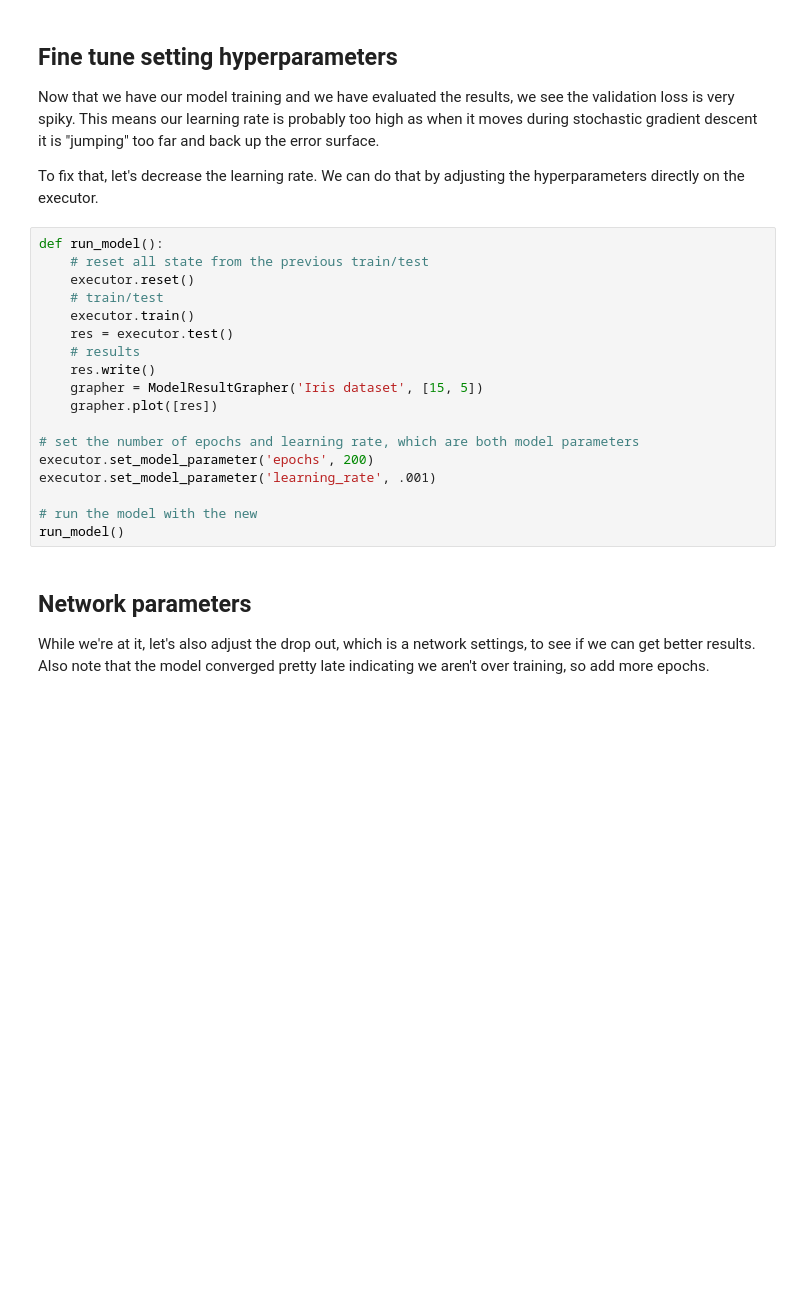
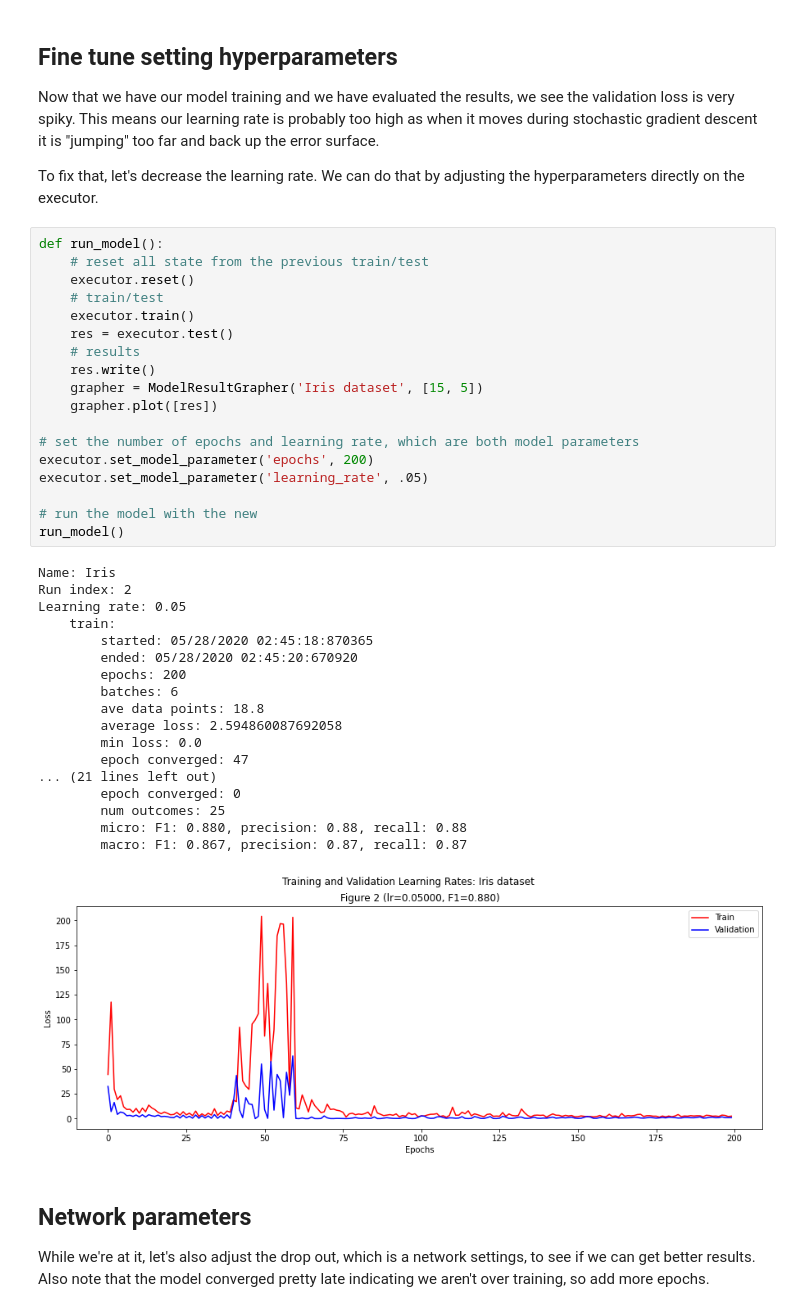
Before and after one commit to plandes/deeplearn, a Jupyter notebook: notebook/Iris.ipynb, the cells around one changed output. Drawn from its saved outputs; the diff is of its cells as text; blank space fills up the shorter version.

Commit message:
fix results plotting; reran notebook; cleanup

```diff
--- a/notebook/Iris.ipynb
+++ b/notebook/Iris.ipynb
@@ -115,21 +123,40 @@ To fix that, let's decrease the learning rate.  We can do that by adjusting the
 # %%
 def run_model():
     # reset all state from the previous train/test
     executor.reset()
     # train/test
     executor.train()
     res = executor.test()
     # results
     res.write()
     grapher = ModelResultGrapher('Iris dataset', [15, 5])
     grapher.plot([res])
 
 # set the number of epochs and learning rate, which are both model parameters
 executor.set_model_parameter('epochs', 200)
-executor.set_model_parameter('learning_rate', .001)
+executor.set_model_parameter('learning_rate', .05)
 
 # run the model with the new
 run_model()
+# %% [output]
+Name: Iris
+Run index: 2
+Learning rate: 0.05
+    train:
+        started: 05/28/2020 02:45:18:870365
+        ended: 05/28/2020 02:45:20:670920
+        epochs: 200
+        batches: 6
+        ave data points: 18.8
+        average loss: 2.594860087692058
+        min loss: 0.0
+        epoch converged: 47
+... (21 lines left out)
+        epoch converged: 0
+        num outcomes: 25
+        micro: F1: 0.880, precision: 0.88, recall: 0.88
+        macro: F1: 0.867, precision: 0.87, recall: 0.87
+[figure, added]
 # %% [markdown]
 ## Network parameters
 
```
Also changed, not shown: parts of 4 cells of this notebook, 3 other files.
